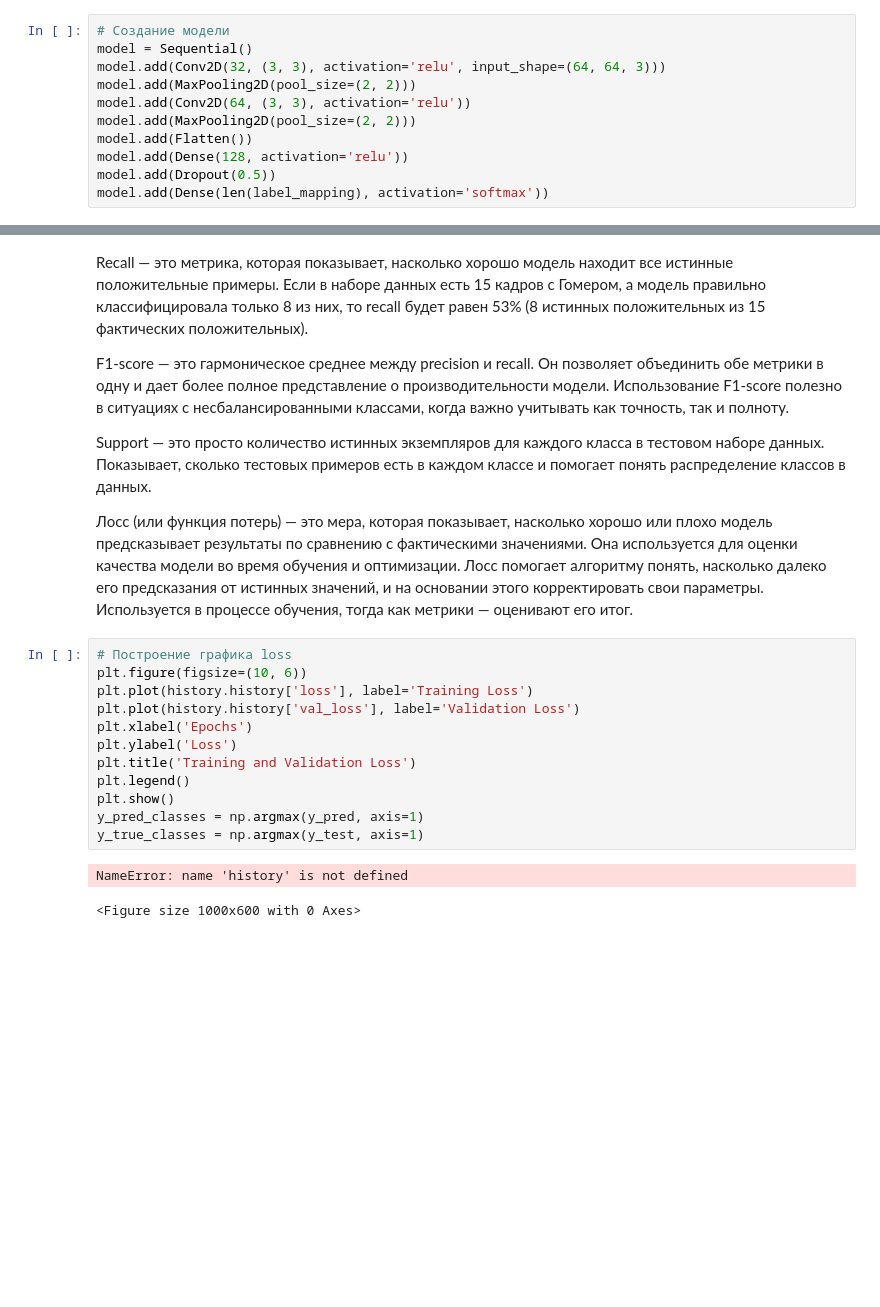
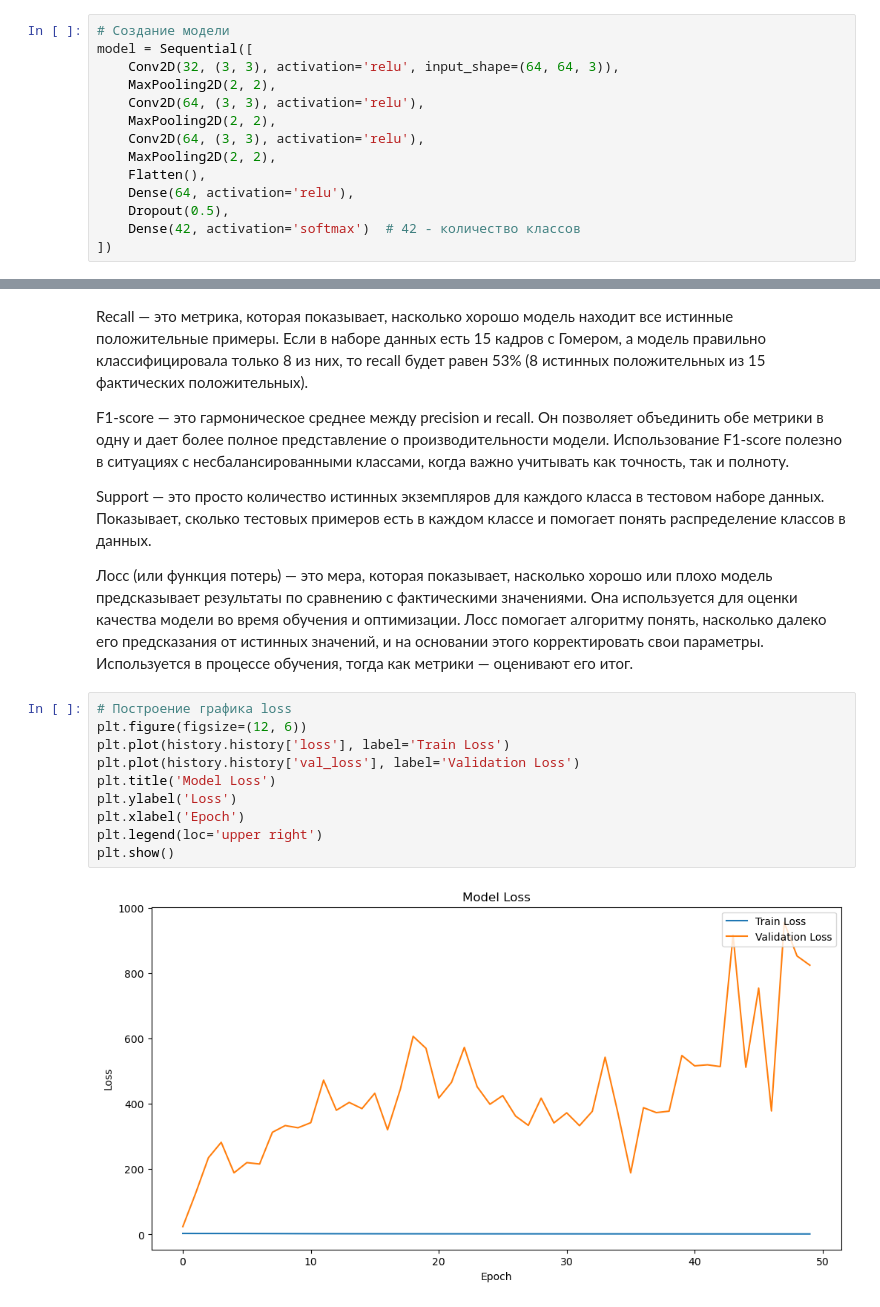
Before and after one commit to alexpti4ka/ML, a Jupyter notebook: SK_HW_1.ipynb, the cells around one changed output, grey strips where cells are left out. Drawn from its saved outputs; the diff is of its cells as text; blank space fills up the shorter version.

```diff
--- a/SK_HW_1.ipynb
+++ b/SK_HW_1.ipynb
@@ -682,14 +503,17 @@ Found 4385 validated image filenames belonging to 42 classes.
 # %%
 # Создание модели
-model = Sequential()
-model.add(Conv2D(32, (3, 3), activation='relu', input_shape=(64, 64, 3)))
-model.add(MaxPooling2D(pool_size=(2, 2)))
-model.add(Conv2D(64, (3, 3), activation='relu'))
-model.add(MaxPooling2D(pool_size=(2, 2)))
-model.add(Flatten())
-model.add(Dense(128, activation='relu'))
-model.add(Dropout(0.5))
-model.add(Dense(len(label_mapping), activation='softmax'))
+model = Sequential([
+    Conv2D(32, (3, 3), activation='relu', input_shape=(64, 64, 3)),
+    MaxPooling2D(2, 2),
+    Conv2D(64, (3, 3), activation='relu'),
+    MaxPooling2D(2, 2),
+    Conv2D(64, (3, 3), activation='relu'),
+    MaxPooling2D(2, 2),
+    Flatten(),
+    Dense(64, activation='relu'),
+    Dropout(0.5),
+    Dense(42, activation='softmax')  # 42 - количество классов
+])
 # %% [markdown]
 Softmax — ф-я для преобразования вектора реальных чисел в вероятностное распределение. Подходит для задач многоклассовой классификации входных данных.
 
@@ -769,16 +593,13 @@ Support — это просто количество истинных экзем
 Лосс (или функция потерь) — это мера, которая показывает, насколько хорошо или плохо модель предсказывает результаты по сравнению с фактическими значениями. Она используется для оценки качества модели во время обучения и оптимизации. Лосс помогает алгоритму понять, насколько далеко его предсказания от истинных значений, и на основании этого корректировать свои параметры. Используется в процессе обучения, тогда как метрики — оценивают его итог.
 # %%
 # Построение графика loss
-plt.figure(figsize=(10, 6))
-plt.plot(history.history['loss'], label='Training Loss')
+plt.figure(figsize=(12, 6))
+plt.plot(history.history['loss'], label='Train Loss')
 plt.plot(history.history['val_loss'], label='Validation Loss')
-plt.xlabel('Epochs')
+plt.title('Model Loss')
 plt.ylabel('Loss')
-plt.title('Training and Validation Loss')
-plt.legend()
+plt.xlabel('Epoch')
+plt.legend(loc='upper right')
 plt.show()
-y_pred_classes = np.argmax(y_pred, axis=1)
-y_true_classes = np.argmax(y_test, axis=1)
 # %% [output]
-NameError: name 'history' is not defined
-<Figure size 1000x600 with 0 Axes>
+[figure, added]
```
Also changed, not shown: parts of 37 cells of this notebook, 1 other file.
